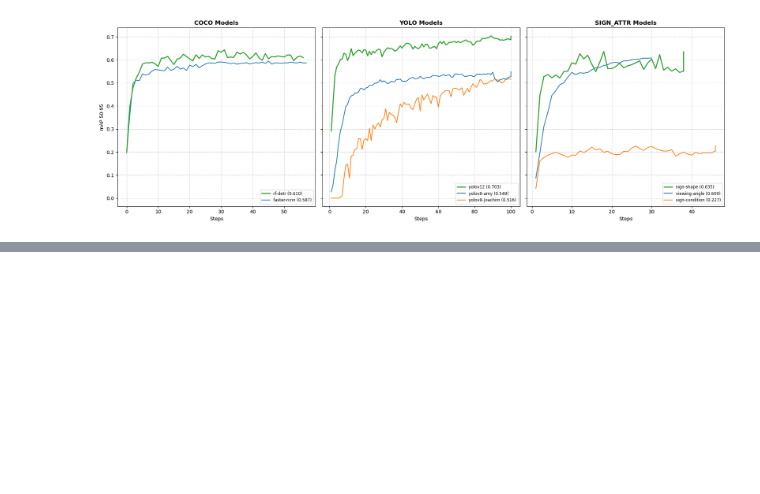
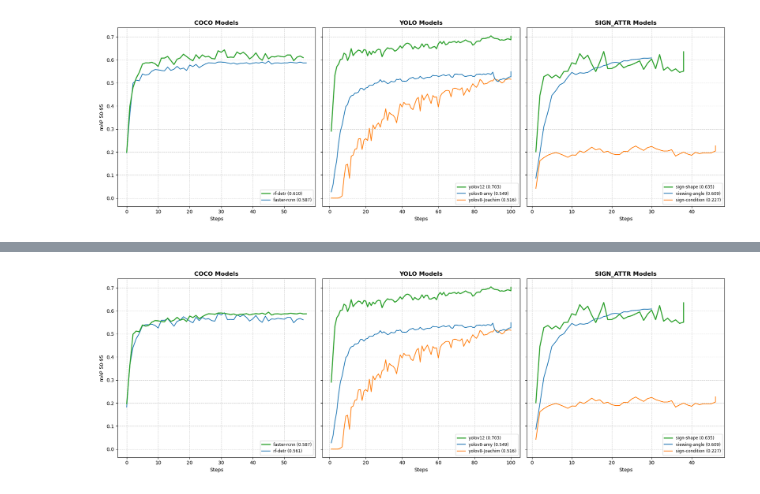
Before and after one commit to spiteriamy/ari3129-cv-group-project, a Jupyter notebook: 2c_results_comparison.ipynb, the cells around one changed output, grey strips where cells are left out. Saved outputs shown, nothing was run; the diff lists cells and outputs as text; code cells hidden in the pictures; blank space fills up the shorter version.

Commit message:
added plot where rf-detr results are adjusted down from mAP50-90 results to mAP50-95

```diff
--- a/2c_results_comparison.ipynb
+++ b/2c_results_comparison.ipynb
@@ -386,3 +386,81 @@ plt.tight_layout()
 plt.show()
 # %% [output]
 [figure]
+# %%
+# same as above but projecting rfdetr from 90 to 95
+import matplotlib.pyplot as plt
+
+# Define your color priority: Green (1st), Blue (2nd), Orange (3rd), Gray (4th+)
+# We add extra grays at the end to handle cases with many models
+color_palette = ['#2ca02c', '#1f77b4',
+                 '#ff7f0e', '#7f7f7f', '#bcbd22', '#17becf']
+
+fig, axes = plt.subplots(1, 3, figsize=(18, 6), sharey=True)
+
+category_map = {'COCO': 0, 'YOLO': 1, 'SIGN_ATTR': 2}
+
+for model_name, model_content in model_groups.items():
+    ax_idx = category_map.get(model_name)
+    if ax_idx is None:
+        continue
+    ax = axes[ax_idx]  # type: ignore
+
+    # --- NEW: RANKING LOGIC ---
+    performance_list = []
+
+    for name, df_list in model_content.items():
+        if not df_list or df_list[0].empty:
+            continue
+        df = df_list[0]
+
+        # Identify metric
+        headers = [h for h in df['metric'].unique(
+        ) if 'AP' in h and '50' in h and '9' in h and 'EMA' not in h]
+        if not headers:
+            continue
+
+        header = headers[0]
+        subset = df[df['metric'] == header]
+
+        if name == 'rf-detr':
+            # Project from 90 to 95
+            subset['value'] = subset['value'] * 0.92
+
+        # Store the last known value to sort by performance
+        last_value = subset['value'].iloc[-1]
+        performance_list.append({
+            'label': df['model'].iloc[0],
+            'subset': subset,
+            'last_val': last_value
+        })
+
+    # Sort models by performance (descending)
+    performance_list.sort(key=lambda x: x['last_val'], reverse=True)
+
+    # Plot using the sorted order to assign colors
+    for i, item in enumerate(performance_list):
+        # Pick color from palette; if we run out, default to gray
+        line_color = color_palette[i] if i < len(color_palette) else '#7f7f7f'
+
+        ax.plot(
+            item['subset']['step'],
+            item['subset']['value'],
+            label=f"{item['label']} ({item['last_val']:.3f})",
+            color=line_color,
+            linewidth=2 if i == 0 else 1.5,  # Optional: Make the winner slightly bolder
+            zorder=10 - i                  # Ensure the best model stays on top visually
+        )
+
+# Final Touches (Titles, Grid, Labels)
+titles = ['COCO Models', 'YOLO Models', 'SIGN_ATTR Models']
+for i, ax in enumerate(axes):  # type: ignore
+    ax.set_title(titles[i], fontweight='bold')
+    ax.set_xlabel('Steps')
+    ax.grid(True, linestyle='--', alpha=0.6)
+    ax.legend(fontsize='small', loc='lower right')
+
+axes[0].set_ylabel('mAP 50-95')  # type: ignore
+
+plt.tight_layout()
+plt.show()
+# %% [output]
@@ -388,0 +472 @@ plt.show()
+[figure, added]
```
Also changed, not shown: parts of 1 cell of this notebook.
